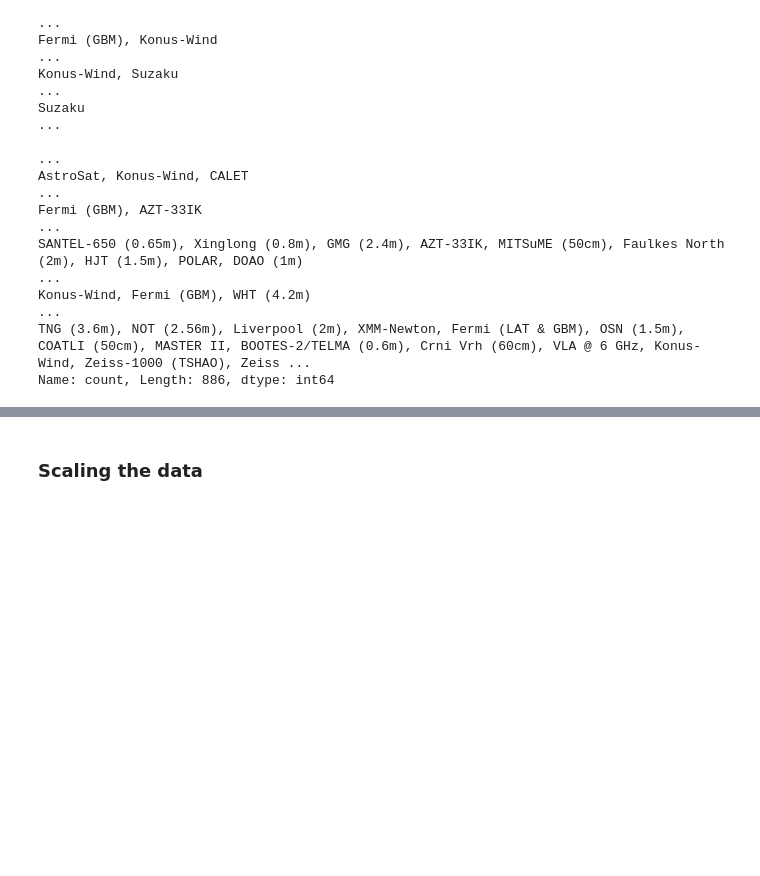
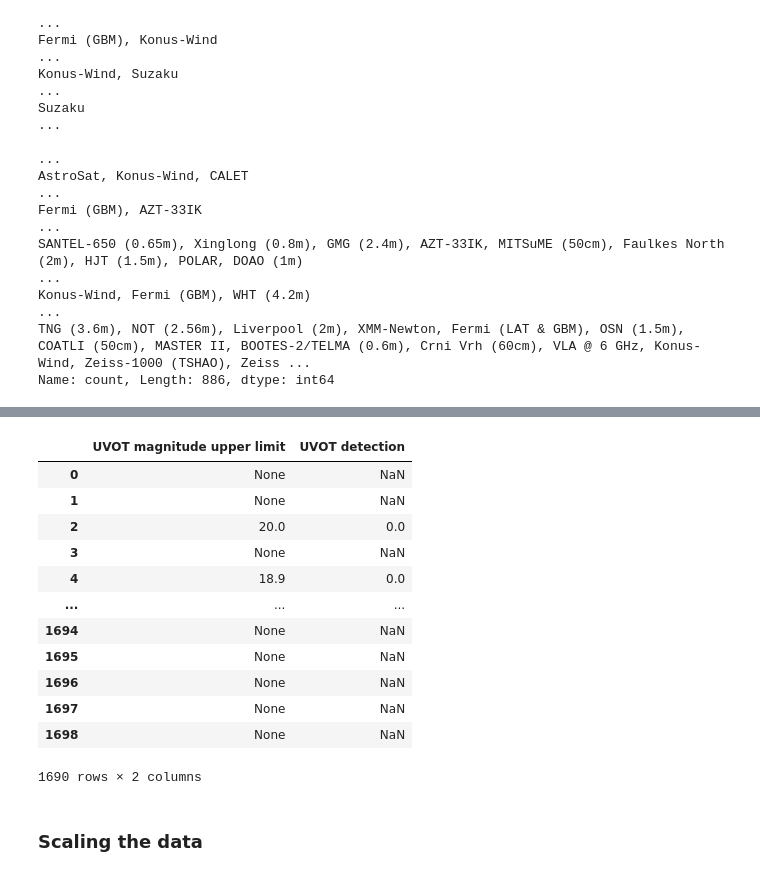
Before and after one commit to Alcatraz312/grb-classification, a Jupyter notebook: src/main.ipynb, the cells around one changed output, grey strips where cells are left out. Drawn from its saved outputs; the diff is of its cells as text; code cells hidden in the pictures; blank space fills up the shorter version.

Commit message:
parsed the uvot magnitude column

```diff
--- a/src/main.ipynb
+++ b/src/main.ipynb
@@ -460,0 +471,26 @@ for i in a:
+# %%
+def parse_uvot(value):
+    '''
+    Parses the values of the feature into new columns according to the values\n
+    > --> no detection\n
+    = --> detection
+
+    '''
+    #setting the default values
+    upper_limit = None
+    detection_flag = None
+
+    try:
+        if isinstance(value, str):      # for no detection
+            if ">" in value:
+                upper_limit = value.split(">")[1]
+                detection_flag = 0
+            elif "=" in value:          # for detection
+                upper_limit = value.split("=")[1]
+                detection_flag = 1
+    except:
+        pass
+
+    return pd.Series([upper_limit, detection_flag])   # creating a series of both the values i.e. upper_limit and detection_flag
+
+df2[["UVOT magnitude upper limit", "UVOT detection"]] = df2["UVOT Magnitude"].apply(parse_uvot)
@@ -461,3 +504,19 @@ for i in a:
+# %%
+df2[["UVOT magnitude upper limit","UVOT detection"]]
+# %% [output]
+|  | UVOT magnitude upper limit | UVOT detection |
+| 0 | None | NaN |
+| 1 | None | NaN |
+| 2 | 20.0 | 0.0 |
+| 3 | None | NaN |
+| 4 | 18.9 | 0.0 |
+| ... | ... | ... |
+| 1694 | None | NaN |
+| 1695 | None | NaN |
+| 1696 | None | NaN |
+| 1697 | None | NaN |
+| 1698 | None | NaN |
+1690 rows × 2 columns
 # %% [markdown]
 ### Scaling the data
 # %% [markdown]
```
Also changed, not shown: parts of 5 cells of this notebook.
